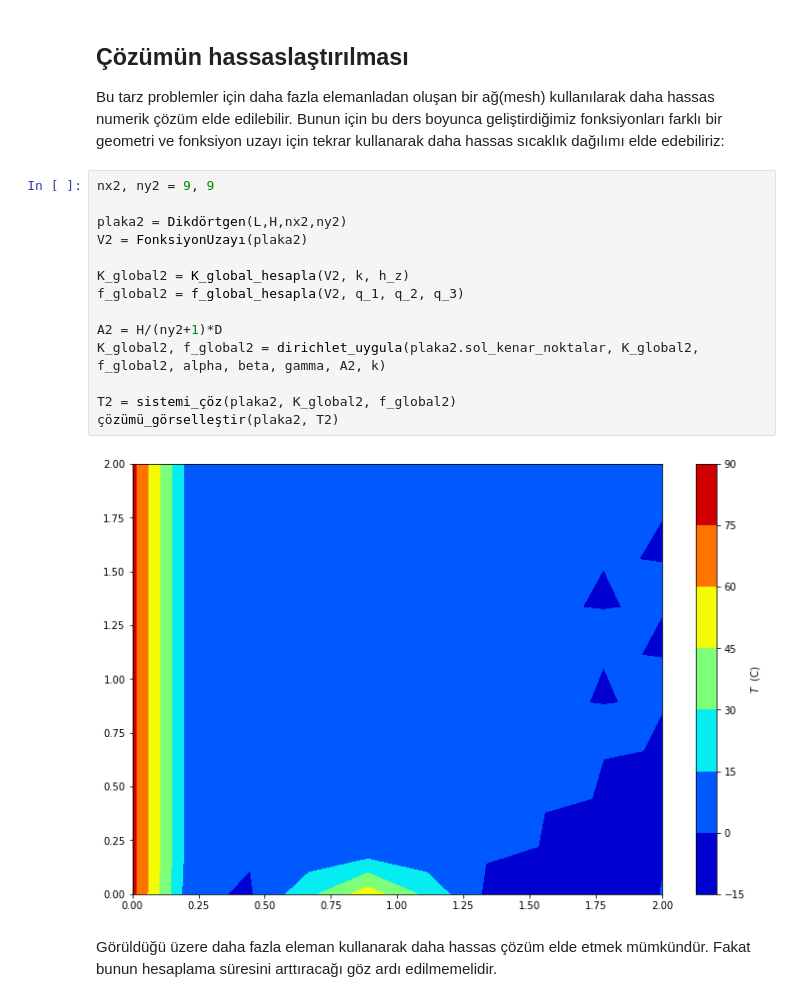
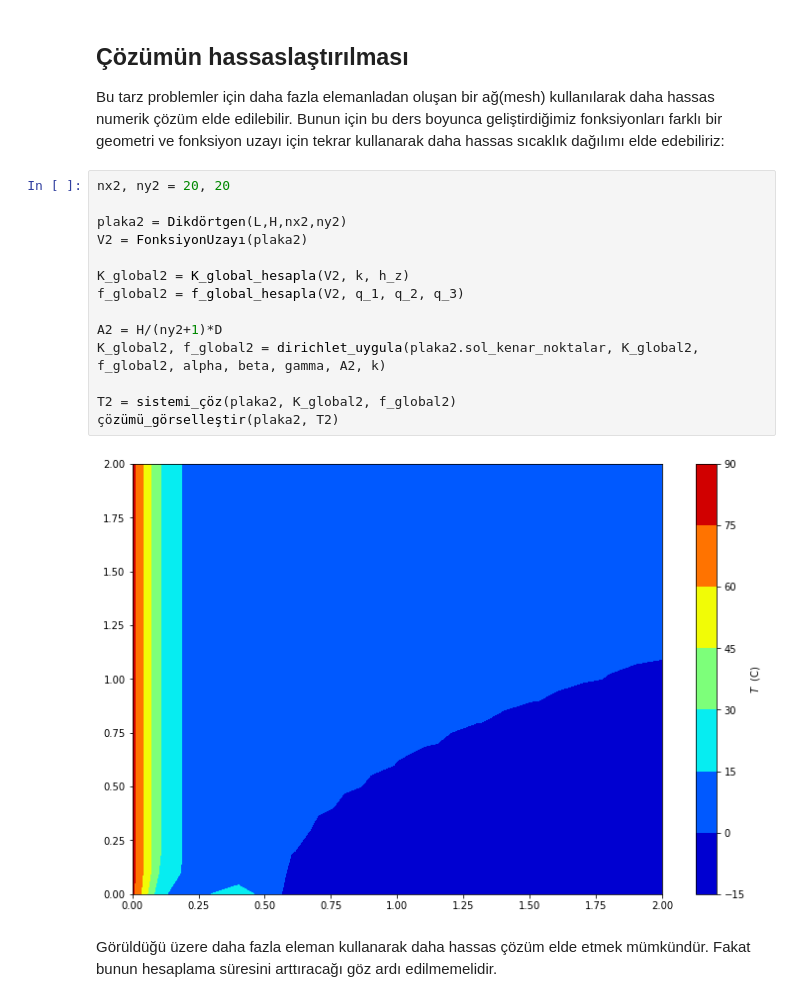
Before and after one commit to seatemelleri/SEA-Temelleri, a Jupyter notebook: Dersler/7_e.ipynb, the cells around one changed output. Saved outputs shown, nothing was run; the diff lists cells and outputs as text.

```diff
--- a/Dersler/7_e.ipynb
+++ b/Dersler/7_e.ipynb
@@ -457,21 +457,21 @@ def çözümü_görselleştir(plaka, T):
 
 Bu tarz problemler için daha fazla elemanladan oluşan bir ağ(mesh) kullanılarak daha hassas numerik çözüm elde edilebilir. Bunun için bu ders boyunca geliştirdiğimiz fonksiyonları farklı bir geometri ve fonksiyon uzayı için tekrar kullanarak daha hassas sıcaklık dağılımı elde edebiliriz:
 # %%
-nx2, ny2 = 9, 9
+nx2, ny2 = 20, 20
 
 plaka2 = Dikdörtgen(L,H,nx2,ny2)
 V2 = FonksiyonUzayı(plaka2)
 
 K_global2 = K_global_hesapla(V2, k, h_z)
 f_global2 = f_global_hesapla(V2, q_1, q_2, q_3)
 
 A2 = H/(ny2+1)*D
 K_global2, f_global2 = dirichlet_uygula(plaka2.sol_kenar_noktalar, K_global2, f_global2, alpha, beta, gamma, A2, k)
 
 T2 = sistemi_çöz(plaka2, K_global2, f_global2)
 çözümü_görselleştir(plaka2, T2)
 # %% [output]
-[figure, old version]
+[figure, new version]
 # %% [markdown]
 Görüldüğü üzere daha fazla eleman kullanarak daha hassas çözüm elde etmek mümkündür. Fakat bunun hesaplama süresini arttıracağı göz ardı edilmemelidir.
 # %% [markdown]
```
